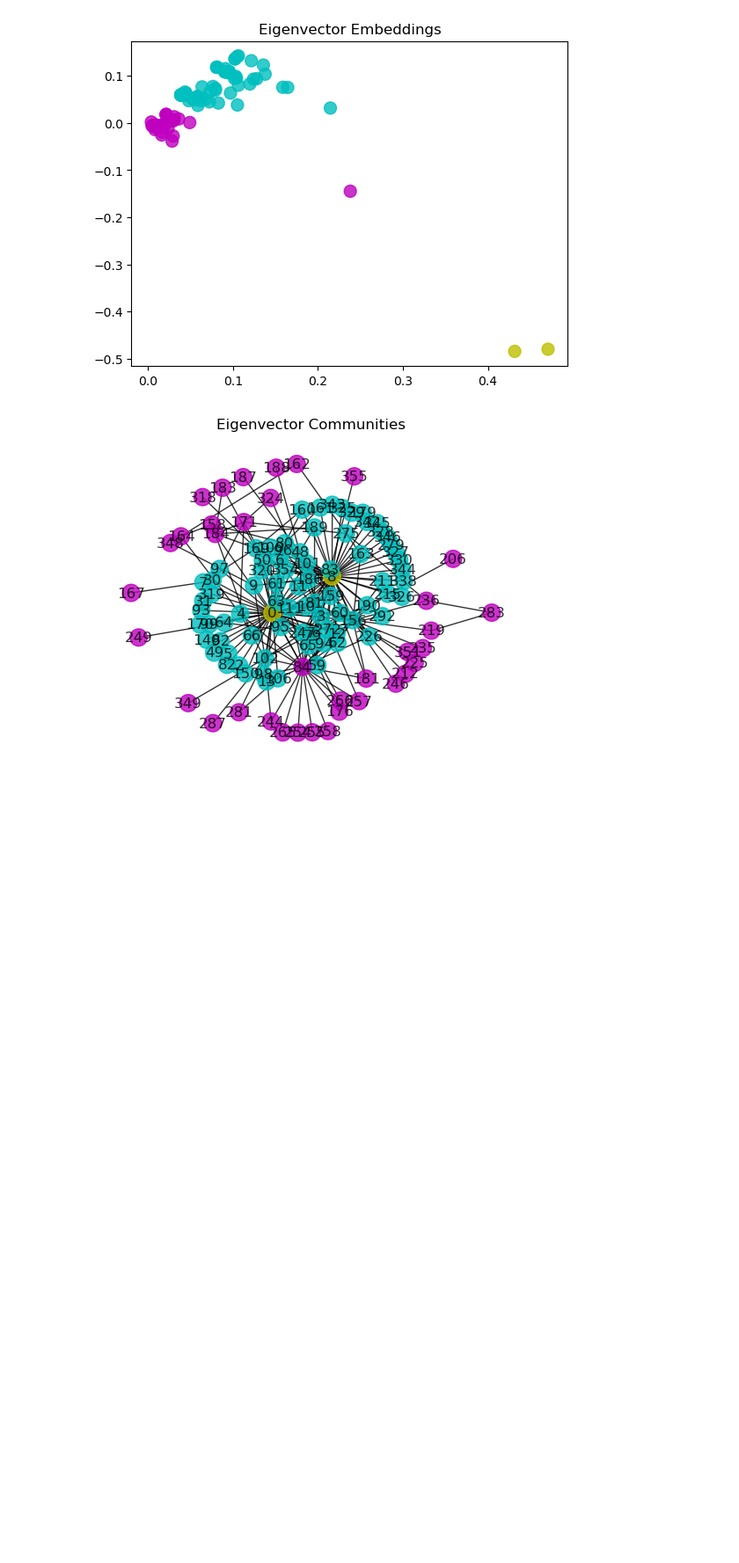
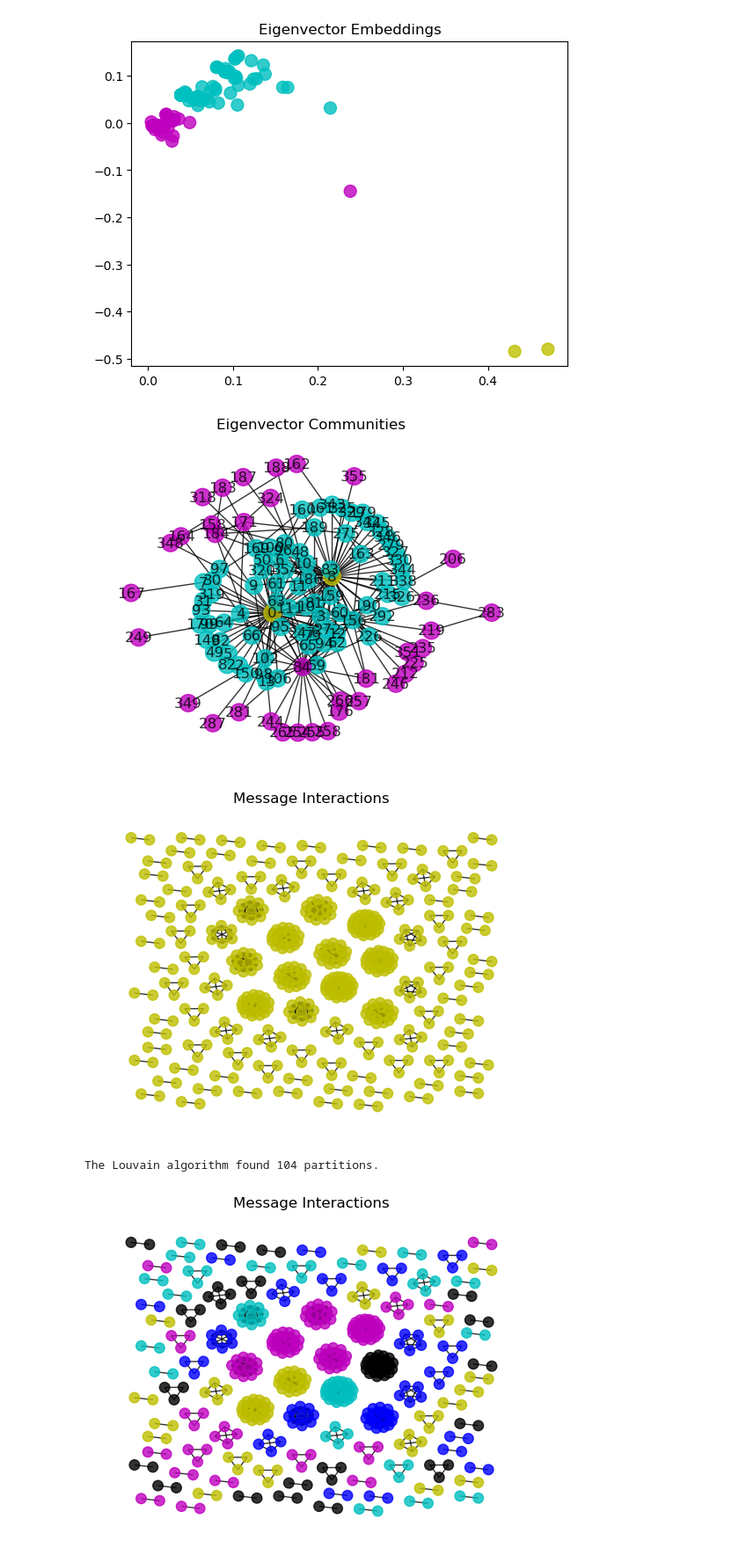
Before and after one commit to ethanp55/network_science, a Jupyter notebook: final_project_with_messages.ipynb, the cells around one changed output. Shown at 88% size. Drawn from its saved outputs; the diff is of its cells as text; code cells hidden in the pictures; blank space fills up the shorter version.

Commit message:
Add projections to create a graph of message interactions

```diff
--- a/final_project_with_messages.ipynb
+++ b/final_project_with_messages.ipynb
@@ -432,3 +454,12 @@ show_eigenvector_communities(who_interacted_with_whom_handler)
 [figure]
 [figure]
 [figure]
+# %%
+message_interactions_handler = message_interactions(graph_handler)
+# %%
+message_interactions_handler.showGraph(title='Message Interactions', with_labels=False)
+message_interactions_handler.showLouvainCommunities(title='Message Interactions')
+# %% [output]
+[figure, added]
+The Louvain algorithm found 104 partitions.
+[figure, added]
```
Also changed, not shown: parts of 8 cells of this notebook.
